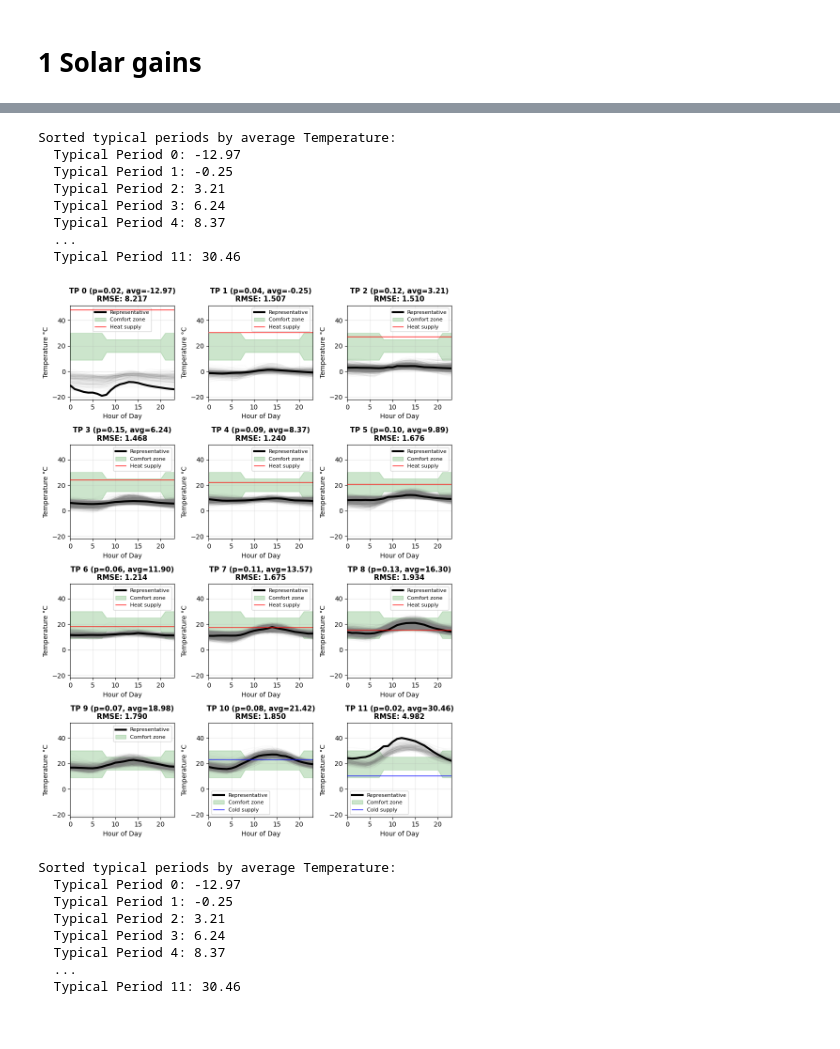
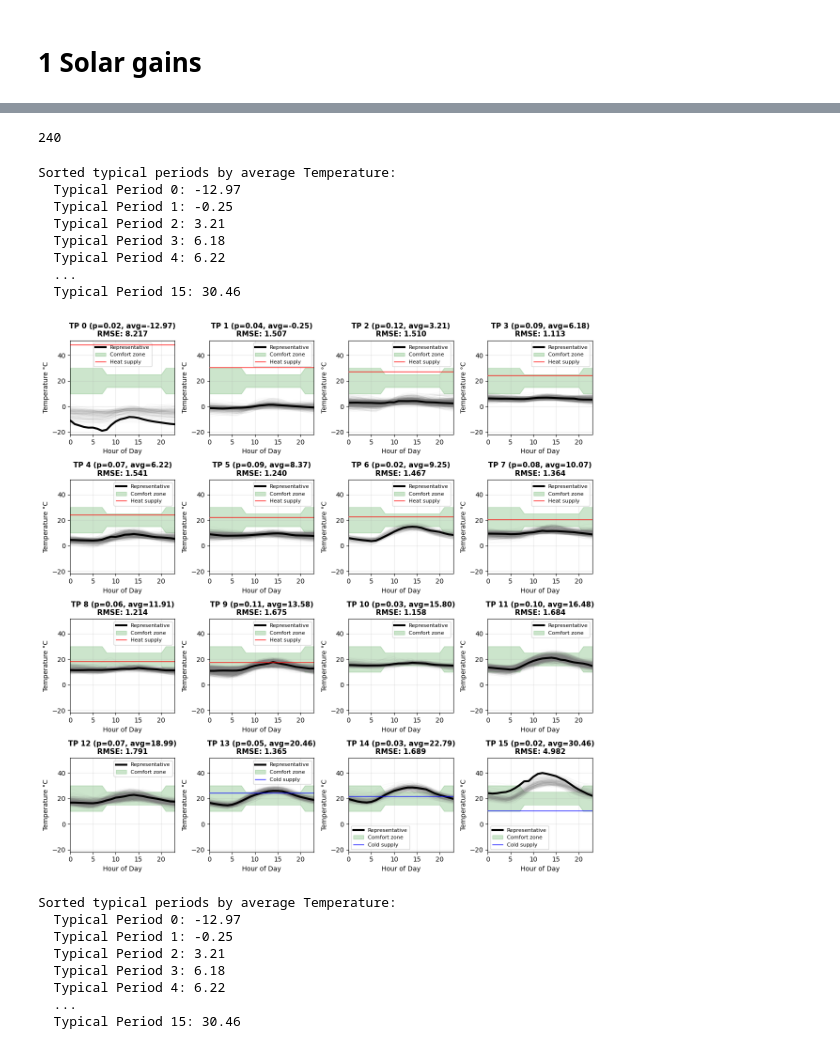
Before and after one commit to J0Hach3z/CoolingClimate, a Jupyter notebook: src/python/typical_days.ipynb, the cells around one changed output, grey strips where cells are left out. Drawn from its saved outputs; the diff is of its cells as text; code cells hidden in the pictures.

```diff
--- a/src/python/typical_days.ipynb
+++ b/src/python/typical_days.ipynb
@@ -125,4 +143,4 @@ def sun_elevation_belgium(dt_utc):
 # %%
 df = timeserie.copy()
 pivot_df = df.pivot(index = ['gcm','ssp','time'], columns = 'variable',values = 'value').reset_index().rename(columns= {'2m Temperature':'Temperature',"Short Wave Downward": 'Irradiance'})
-pivot_df['Solar gains'] = pivot_df['Irradiance'] * np.cos(sun_elevation_belgium(pivot_df['time']))
+pivot_df['Solar gains'] = pivot_df['Irradiance'] * (1+np.cos(sun_elevation_belgium(pivot_df['time']))) / 2
@@ -132,18 +147,16 @@ pivot_df['Solar gains'] = pivot_df['Irradiance'] * np.cos(sun_elevation_belgium(
 # %%
-df = timeserie.copy()
-pivot_df = df.pivot(index = ['gcm','ssp','time'], columns = 'variable',values = 'value').reset_index().rename(columns= {'2m Temperature':'Temperature',"Short Wave Downward": 'Irradiance'})
 
 aggregation = TimeSeriesAggregation(
-    pivot_df[['Temperature','Irradiance']],
+    pivot_df[['Temperature','Solar gains']],
     resolution=1,
-    noTypicalPeriods=12,
+    noTypicalPeriods=16,
     hoursPerPeriod=24,
     clusterMethod='hierarchical',
     addPeakMin = ['Temperature'],  # Column name as string
     addPeakMax = ['Temperature'],  # Column name as string
     extremePeriodMethod='replace_cluster_center',
     weightDict = {'Temperature':100,
-                  'Irradiance':0}
+                  'Solar gains':0}
 )
 
 typical_periods = aggregation.createTypicalPeriods()
@@ -199,10 +214,38 @@ Typical periods used: [np.int64(0), np.int64(1), np.int64(2), np.int64(3), np.in
+# %%
+
+
+# # saving typical days
+typical_periods.reset_index().rename(columns={'level_0':'td',
+                                              'TimeStep':'th',
+                                              'Solar gains':'solar_gains',
+                                              'Temperature':'temperature'}).to_sql(name = 'td_description',
+                                                                                   if_exists = 'replace',
+                                                                                   con = engine)
+
+
+# saving typical weights
+weights = df_annotated.loc[df_annotated['typical_timestep']==12,['gcm','ssp','typical_period','time']]
+weights['decade'] = weights['time'].apply(lambda x: f"{str(x)[:3]}0s")
+weights2 = weights.groupby(['gcm','ssp','decade','typical_period']).count().reset_index().rename(columns={'time':'weight'})
+weights2.to_sql(name = 'td_mapping',
+                if_exists = 'replace',
+                con = engine)
+
+
+# # saving mapping
+df_annotated[['ssp','gcm','time','typical_period','typical_timestep']].rename(columns={'typical_period':'td',
+                                                                                       'typical_timestep':'th'}).to_sql(name = 'td_mapping',
+                                                                                                                        if_exists = 'replace',
+                                                                                                                        con = engine)
+# %% [output]
+240
 # %%
 import matplotlib.pyplot as plt
 import numpy as np
 import pandas as pd
 
 def plot_typical_periods_with_originals(df_annotated, typical_periods, aggregation,
-                                        variable='temperature', n_cols=3, sort_by_avg=True):
+                                        variable='temperature', n_cols=4, sort_by_avg=True):
     """
     For each typical period, plot:
     1. The representative curve (bold, dark, alpha=1)
@@ -322,7 +365,7 @@ def plot_typical_periods_with_originals(df_annotated, typical_periods, aggregati
             hours = np.arange(hours_per_period)
             T_up = np.ones(np.size(hours)) * 30
             T_up[(8 <= hours) * (hours <= 20)] = 25
-            T_low = np.ones(np.size(hours)) * 9
+            T_low = np.ones(np.size(hours)) * 10
             T_low[(8 <= hours) * (hours <= 20)] = 15
 
             dT_heat = T_low - representative_curve
@@ -365,8 +408,8 @@ def plot_typical_periods_with_originals(df_annotated, typical_periods, aggregati
         ax.set_xlabel('Hour of Day', fontsize=10)
         if variable == 'Temperature':
             ax.set_ylabel('Temperature °C', fontsize=10)
-        elif variable == 'Irradiance':
-            ax.set_ylabel('Irradiance W/m2', fontsize=10)
+        elif variable == 'Solar gains':
+            ax.set_ylabel('Solar gains W/m2', fontsize=10)
         else:
             ax.set_ylabel(variable.capitalize(), fontsize=10)
         ax.set_title(f'TP {tp} (p={len(original_periods["period_id"].unique())*24/len(df_annotated):.2f}, avg={avg_temp:.2f})\n'
@@ -379,43 +422,43 @@ def plot_typical_periods_with_originals(df_annotated, typical_periods, aggregati
         ax.legend(#loc='lower right',
                   fontsize=8)
 
     # Hide unused subplots
     for idx in range(n_typical, len(axes)):
         axes[idx].set_visible(False)
 
     plt.tight_layout()
     plt.show()
 
     return fig, df_annotated
 
 
 fig, df_annotated_sorted = plot_typical_periods_with_originals(
     df_annotated, typical_periods, aggregation,
     variable='Temperature', sort_by_avg=True
 )
 fig.savefig('output/typical_days_plots/temperature.pdf')
 
 fig, df_annotated_sorted = plot_typical_periods_with_originals(
     df_annotated, typical_periods, aggregation,
-    variable='Irradiance', sort_by_avg=True
+    variable='Solar gains', sort_by_avg=True
 )
 
 fig.savefig('output/typical_days_plots/irradiance.pdf')
 # %% [output]
 Sorted typical periods by average Temperature:
   Typical Period 0: -12.97
   Typical Period 1: -0.25
   Typical Period 2: 3.21
-  Typical Period 3: 6.24
-  Typical Period 4: 8.37
+  Typical Period 3: 6.18
+  Typical Period 4: 6.22
   ...
-  Typical Period 11: 30.46
+  Typical Period 15: 30.46
-[figure, old version]
+[figure, new version]
 Sorted typical periods by average Temperature:
   Typical Period 0: -12.97
   Typical Period 1: -0.25
   Typical Period 2: 3.21
-  Typical Period 3: 6.24
-  Typical Period 4: 8.37
+  Typical Period 3: 6.18
+  Typical Period 4: 6.22
   ...
-  Typical Period 11: 30.46
+  Typical Period 15: 30.46
```
Also changed, not shown: parts of 6 cells of this notebook, 2 other files.
